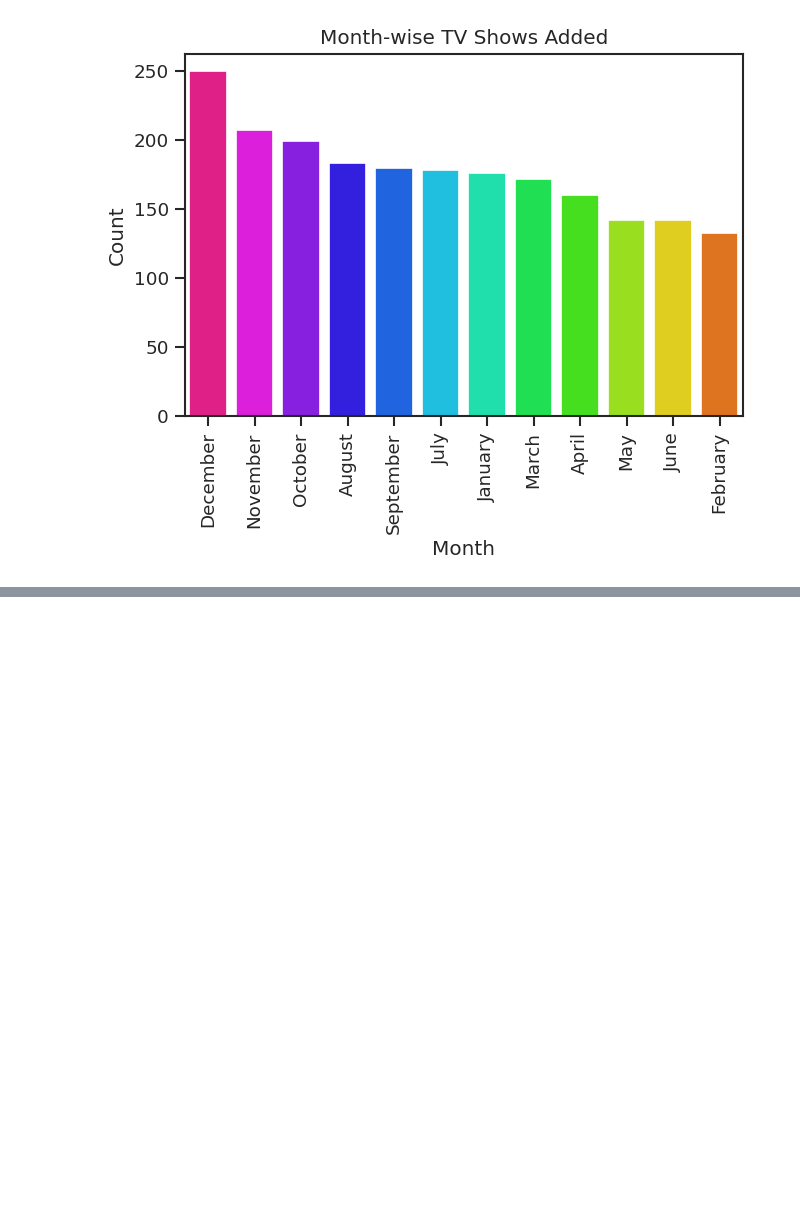
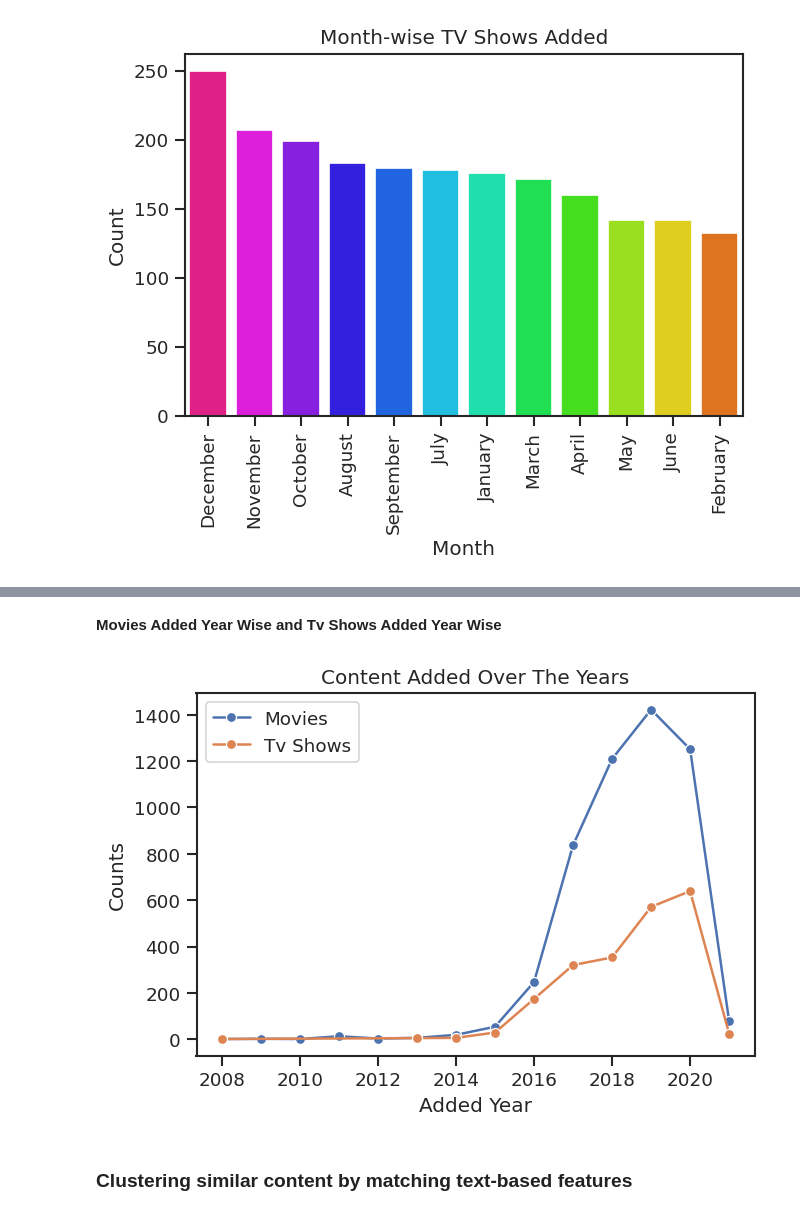
Before and after one commit to Saurabhf/Netflix_Movies_And_TV_Shows_Clustering, a Jupyter notebook: NETFLIX_MOVIES_AND_TV_SHOWS_CLUSTERING.ipynb, the cells around one changed output, grey strips where cells are left out. Saved outputs shown, nothing was run; the diff lists cells and outputs as text; code cells hidden in the pictures; blank space fills up the shorter version.

```diff
--- a/NETFLIX_MOVIES_AND_TV_SHOWS_CLUSTERING.ipynb
+++ b/NETFLIX_MOVIES_AND_TV_SHOWS_CLUSTERING.ipynb
@@ -691,0 +721,23 @@ plt.show()
+# %% [markdown]
+**Movies Added Year Wise and Tv Shows Added Year Wise**
+# %%
+movies_df = netflix_movies_df["year_added"].value_counts().reset_index().sort_values("index")
+movies_df = movies_df.rename(columns = {"index" : "year_added", "year_added": "count"})
+movies_df = movies_df.sort_values('year_added')
+
+tv_shows_count = netflix_shows_df["year_added"].value_counts().reset_index().sort_values('index')
+tv_shows_count = tv_shows_count.rename(columns = {"index" : "year_added", 'year_added' : 'count'})
+tv_shows_count =tv_shows_count.sort_values('year_added')
+# %%
+movies_line = sns.lineplot(x = movies_df['year_added'], y= movies_df['count'], marker = "o", data=movies_df)
+shows_line = sns.lineplot(x = tv_shows_count['year_added'], y= tv_shows_count["count"], marker = "o", data=tv_shows_count)
+label=['Movies','Tv Shows']
+plt.legend(label)
+plt.title("Content Added Over The Years")
+plt.xlabel('Added Year')
+plt.ylabel('Counts')
+plt.show()
+# %% [output]
+[figure, added]
+# %% [markdown]
+### **Clustering similar content by matching text-based features**
```
Also changed, not shown: parts of 43 cells of this notebook.
